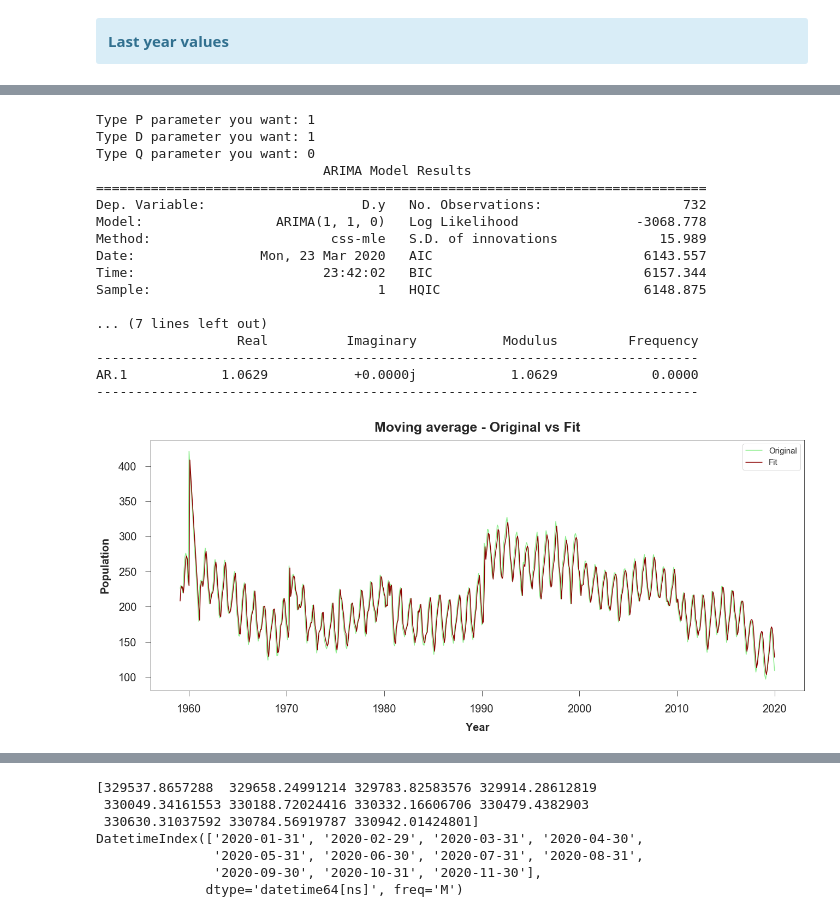
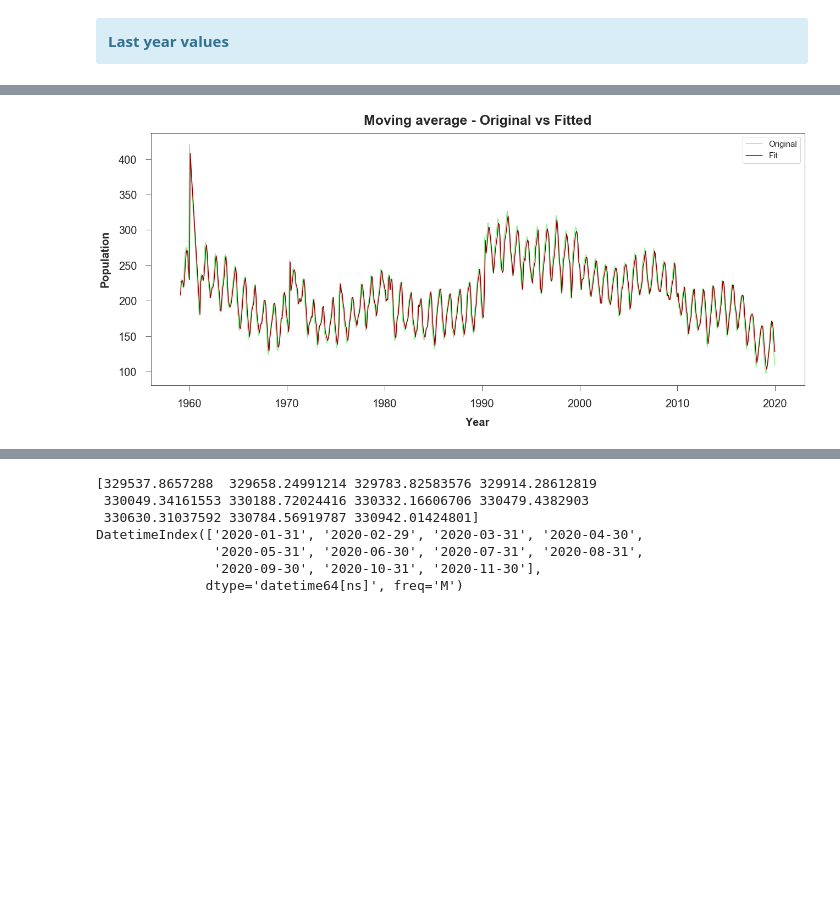
Before and after one commit to Pedro-Ivo/Population_Time_Series, a Jupyter notebook: Population growth in US.ipynb, the cells around one changed output, grey strips where cells are left out. Saved outputs shown, nothing was run; the diff lists cells and outputs as text; code cells hidden in the pictures; blank space fills up the shorter version.

```diff
--- a/Population growth in US.ipynb
+++ b/Population growth in US.ipynb
@@ -82,7 +88,7 @@ year = int(input("Type the year you want to plot from 1959 to 2019: "))
 if year > 1958 and year < 2020:
     plt.figure(figsize = (20,10))
     plt.rc('font', weight = 'normal')
-    plt.title('Population growth by time', weight = 'bold', fontsize = 25, pad= 15)
+    plt.title('Population growth on year %.0f' % year, weight = 'bold', fontsize = 25, pad= 15)
     plt.xlabel('Year-Month', weight = 'bold', fontsize = 20, labelpad = 15)
     plt.ylabel('Population', weight = 'bold', fontsize = 20,  labelpad = 15)
     plt.xticks(fontsize = 20)
@@ -327 +343,17 @@ df.tail(12)
 </div>
+# %%
+########################################
+#                                      #
+# the best one is P = 1,  D = 1, Q = 0 #
+#                                      #
+########################################
+
+P = int(input("Type P parameter you want: "))
+D = int(input("Type D parameter you want: "))
+Q = int(input("Type Q parameter you want: "))
+
+model = ARIMA(df['value'].values, order = (P, D, Q))
+model_fit = model.fit()
+print(model_fit.summary())
+
+prediction = model_fit.forecast(11)[0]
@@ -328,68 +382,42 @@ df.tail(12)
 # %%
-P = int(input("Type P parameter you want: "))
-D = int(input("Type D parameter you want: "))
-Q = int(input("Type Q parameter you want: "))
-
-model = ARIMA(df['POPTHM'].values, order = (P, D, Q))
-model_fit = model.fit()
-print(model_fit.summary())
-prediction = model_fit.forecast(11)[0]
-
 plt.figure(figsize = (20,10))
-plt.plot(diff_fix, label = 'Original', color = 'lightgreen')
-plt.plot(df.index[1:], model_fit.fittedvalues[0:], label = 'Fit', color = 'darkred')
-plt.rc('font', weight = 'normal')
-plt.title('Moving average - Original vs Fit', weight = 'bold', fontsize = 25, pad= 15)
+plt.title('Moving average - Original vs Fitted', weight = 'bold', fontsize = 25, pad= 15)
 plt.xlabel('Year', weight = 'bold', fontsize = 20, labelpad = 15)
 plt.ylabel('Population', weight = 'bold', fontsize = 20, labelpad = 15)
 plt.xticks(fontsize = 20)
 plt.yticks(fontsize = 20)
-plt.tick_params(axis = 'both', pad = 15, size = 10,)
+plt.tick_params(axis = 'both', pad = 15, size = 10)
 plt.tight_layout(pad = 5)
 plt.rc('font', size = 15)
+plt.rc('font', weight = 'normal')
+plt.plot(diff, label = 'Original', color = 'lightgreen')
+plt.plot(df.index[1:], model_fit.fittedvalues[0:], label = 'Fit', color = 'darkred')
 plt.legend(loc = 'best', prop = {'size':15})
 plt.show()
 
 plt.figure(figsize = (20,10))
-date = pd.date_range(start='2020-01', end='2020-12', freq='M')
-plt.plot(date, prediction, color = 'indigo')
-plt.rc('font', weight = 'normal')
 plt.title('Forecast values', weight = 'bold', fontsize = 25, pad= 15)
 plt.xlabel('Year-Month', weight = 'bold', fontsize = 20, labelpad = 15)
 plt.ylabel('Population', weight = 'bold', fontsize = 20, labelpad = 15)
 plt.xticks(fontsize = 20)
 plt.yticks(fontsize = 20)
-plt.tick_params(axis = 'both', pad = 15, size = 10,)
+plt.tick_params(axis = 'both', pad = 15, size = 10)
 plt.tight_layout(pad = 5)
 plt.rc('font', size = 15)
+plt.rc('font', weight = 'normal')
+date = pd.date_range(start='2020-01', end='2020-12', freq='M')
+plt.plot(date, prediction, color = 'indigo')
 plt.show()
 
 print(prediction)
 print(date)
 # %% [output]
-Type P parameter you want: 1
-Type D parameter you want: 1
-Type Q parameter you want: 0
-                             ARIMA Model Results
-==============================================================================
-Dep. Variable:                    D.y   No. Observations:                  732
-Model:                 ARIMA(1, 1, 0)   Log Likelihood               -3068.778
-Method:                       css-mle   S.D. of innovations             15.989
-Date:                Mon, 23 Mar 2020   AIC                           6143.557
-Time:                        23:42:02   BIC                           6157.344
-Sample:                             1   HQIC                          6148.875
-
-... (7 lines left out)
-                  Real          Imaginary           Modulus         Frequency
------------------------------------------------------------------------------
-AR.1            1.0629           +0.0000j            1.0629            0.0000
------------------------------------------------------------------------------
-[figure, old version]
+[figure, new version]
 [figure]
-[329537.8657288  329658.24991214 329783.82583576 329914.28612819
- 330049.34161553 330188.72024416 330332.16606706 330479.4382903
- 330630.31037592 330784.56919787 330942.01424801]
-DatetimeIndex(['2020-01-31', '2020-02-29', '2020-03-31', '2020-04-30',
-               '2020-05-31', '2020-06-30', '2020-07-31', '2020-08-31',
-               '2020-09-30', '2020-10-31', '2020-11-30'],
-              dtype='datetime64[ns]', freq='M')
+[329537.8657288  329658.24991214 329783.82583576 329914.28612819
+ 330049.34161553 330188.72024416 330332.16606706 330479.4382903
+ 330630.31037592 330784.56919787 330942.01424801]
+DatetimeIndex(['2020-01-31', '2020-02-29', '2020-03-31', '2020-04-30',
+               '2020-05-31', '2020-06-30', '2020-07-31', '2020-08-31',
+               '2020-09-30', '2020-10-31', '2020-11-30'],
+              dtype='datetime64[ns]', freq='M')
```
Also changed, not shown: parts of 32 cells of this notebook.
